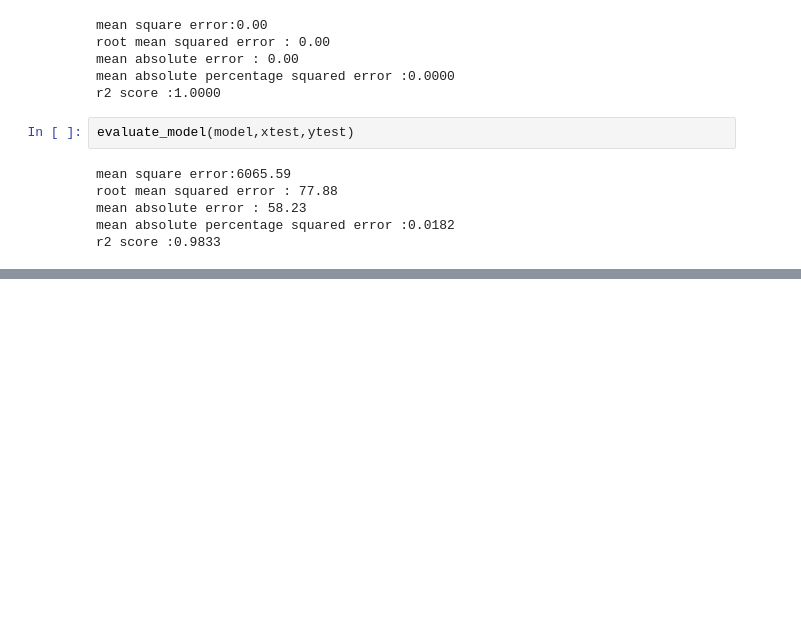
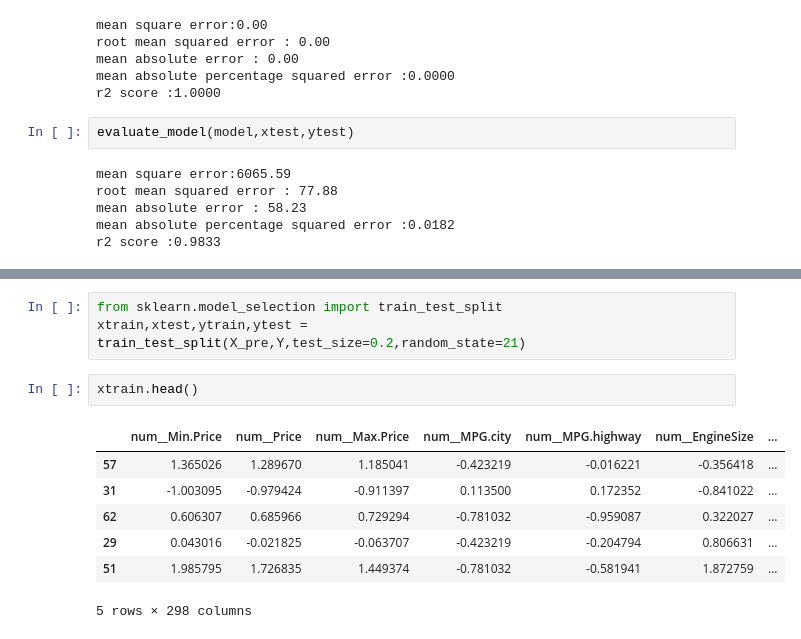
Before and after one commit to girme04/VS-code, a Jupyter notebook: Practise folder/Data preprocessing practise .ipynb, the cells around one changed output, grey strips where cells are left out. Drawn from its saved outputs; the diff is of its cells as text; blank space fills up the shorter version.

```diff
--- a/Practise folder/Data preprocessing practise .ipynb
+++ b/Practise folder/Data preprocessing practise .ipynb
@@ -365,0 +572,13 @@ s = pd.read_csv('Ca')
+# %%
+from sklearn.model_selection import train_test_split
+xtrain,xtest,ytrain,ytest = train_test_split(X_pre,Y,test_size=0.2,random_state=21)
+# %%
+xtrain.head()
+# %% [output]
+|  | num__Min.Price | num__Price | num__Max.Price | num__MPG.city | num__MPG.highway | num__EngineSize | ... |
+| 57 | 1.365026 | 1.289670 | 1.185041 | -0.423219 | -0.016221 | -0.356418 | ... |
+| 31 | -1.003095 | -0.979424 | -0.911397 | 0.113500 | 0.172352 | -0.841022 | ... |
+| 62 | 0.606307 | 0.685966 | 0.729294 | -0.781032 | -0.959087 | 0.322027 | ... |
+| 29 | 0.043016 | -0.021825 | -0.063707 | -0.423219 | -0.204794 | 0.806631 | ... |
+| 51 | 1.985795 | 1.726835 | 1.449374 | -0.781032 | -0.581941 | 1.872759 | ... |
+5 rows × 298 columns
```
Also changed, not shown: parts of 38 cells of this notebook, 8 other files.
